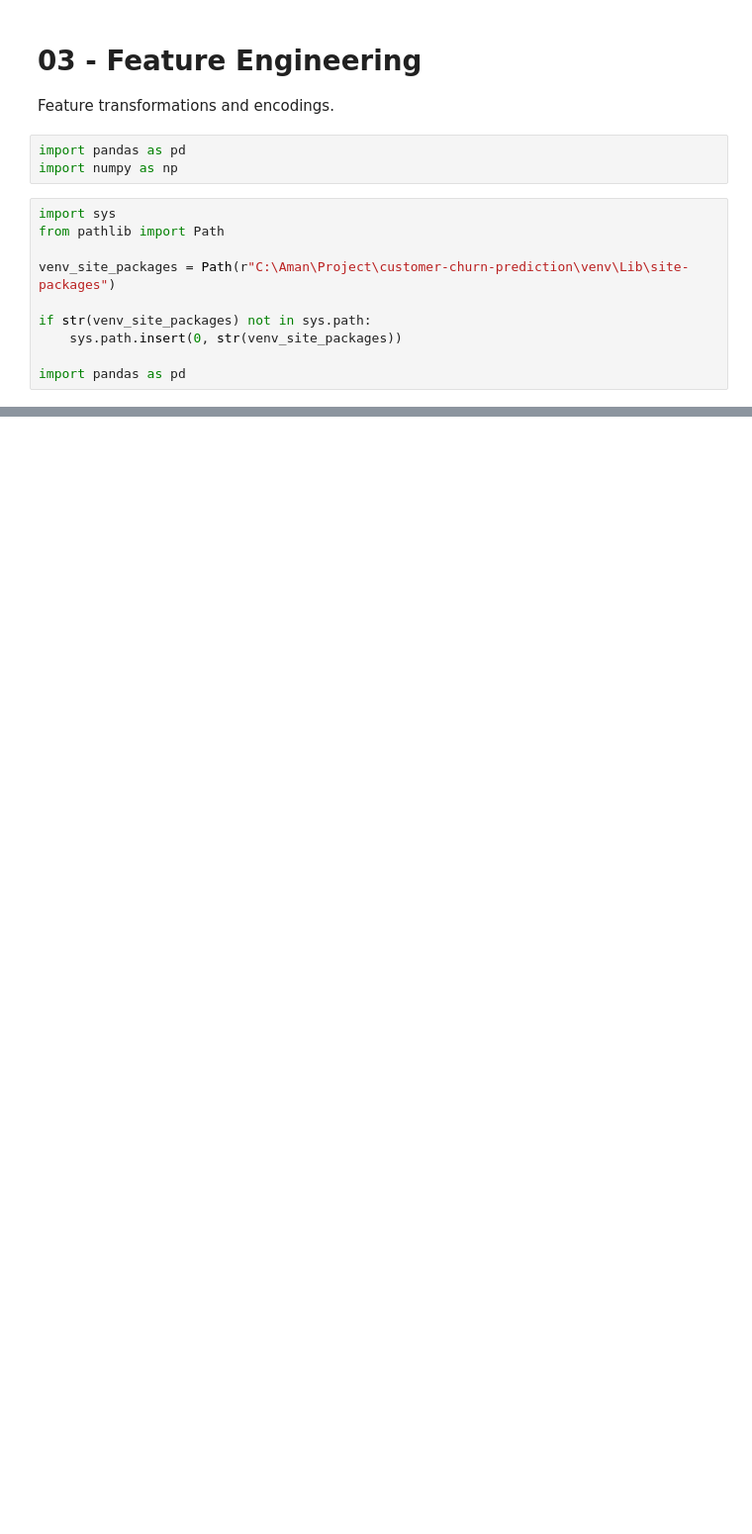
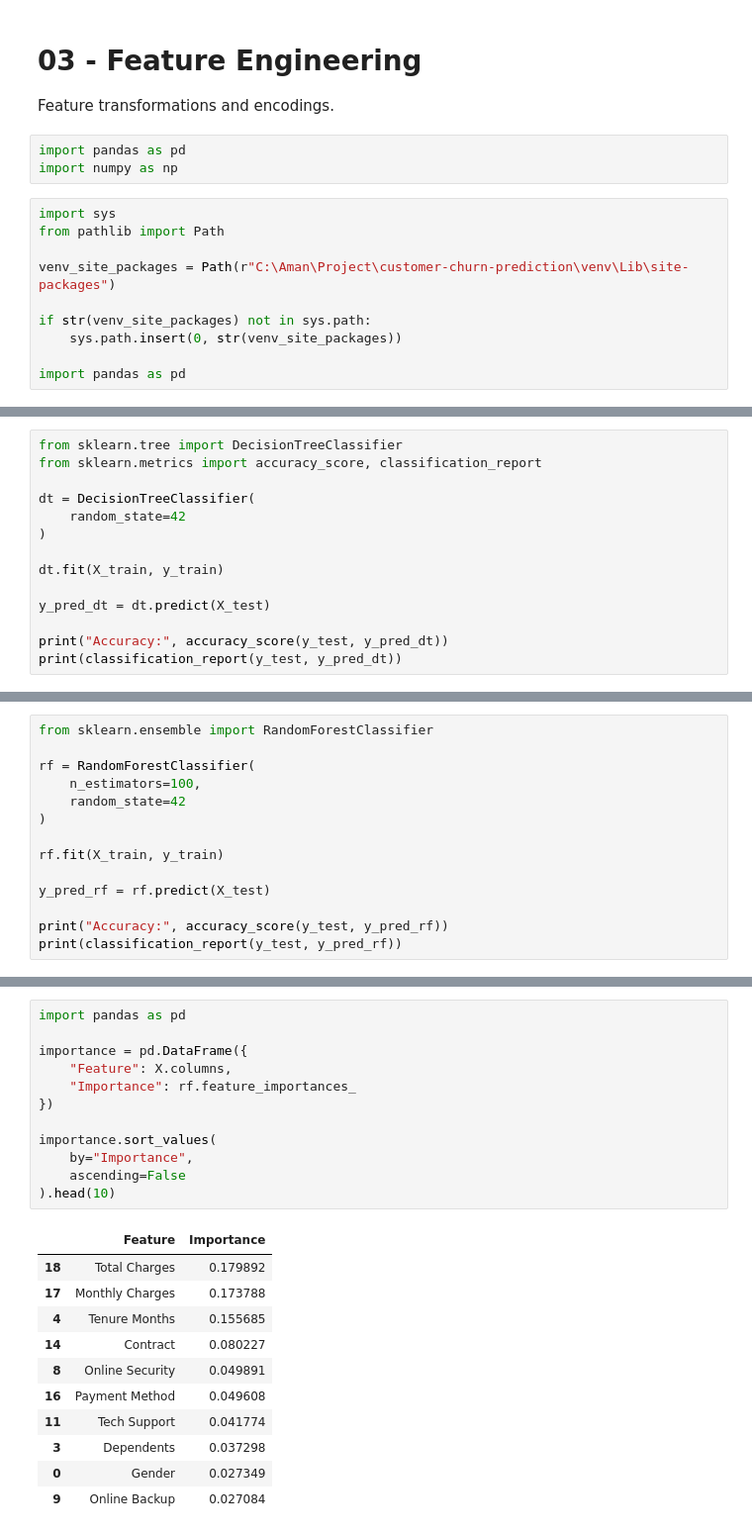
Before and after one commit to Aman13082001/customer-churn-prediction, a Jupyter notebook: notebooks/03_feature_engineering.ipynb, the cells around one changed output, grey strips where cells are left out. Shown at 99% size. Cells and saved outputs as stored; diff of their text form; blank space fills up the shorter version.

```diff
--- a/notebooks/03_feature_engineering.ipynb
+++ b/notebooks/03_feature_engineering.ipynb
@@ -21,0 +245,14 @@ OSError: [Errno 22] Invalid argument: 'C:\\Aman\\Project\\customer-churn-predict
+# %%
+from sklearn.tree import DecisionTreeClassifier
+from sklearn.metrics import accuracy_score, classification_report
+
+dt = DecisionTreeClassifier(
+    random_state=42
+)
+
+dt.fit(X_train, y_train)
+
+y_pred_dt = dt.predict(X_test)
+
+print("Accuracy:", accuracy_score(y_test, y_pred_dt))
+print(classification_report(y_test, y_pred_dt))
@@ -21,0 +288,14 @@ OSError: [Errno 22] Invalid argument: 'C:\\Aman\\Project\\customer-churn-predict
+# %%
+from sklearn.ensemble import RandomForestClassifier
+
+rf = RandomForestClassifier(
+    n_estimators=100,
+    random_state=42
+)
+
+rf.fit(X_train, y_train)
+
+y_pred_rf = rf.predict(X_test)
+
+print("Accuracy:", accuracy_score(y_test, y_pred_rf))
+print(classification_report(y_test, y_pred_rf))
@@ -21,0 +331,24 @@ OSError: [Errno 22] Invalid argument: 'C:\\Aman\\Project\\customer-churn-predict
+# %%
+import pandas as pd
+
+importance = pd.DataFrame({
+    "Feature": X.columns,
+    "Importance": rf.feature_importances_
+})
+
+importance.sort_values(
+    by="Importance",
+    ascending=False
+).head(10)
+# %% [output]
+|  | Feature | Importance |
+| 18 | Total Charges | 0.179892 |
+| 17 | Monthly Charges | 0.173788 |
+| 4 | Tenure Months | 0.155685 |
+| 14 | Contract | 0.080227 |
+| 8 | Online Security | 0.049891 |
+| 16 | Payment Method | 0.049608 |
+| 11 | Tech Support | 0.041774 |
+| 3 | Dependents | 0.037298 |
+| 0 | Gender | 0.027349 |
+| 9 | Online Backup | 0.027084 |
```
Also changed, not shown: parts of 35 cells of this notebook, 20 other files.
